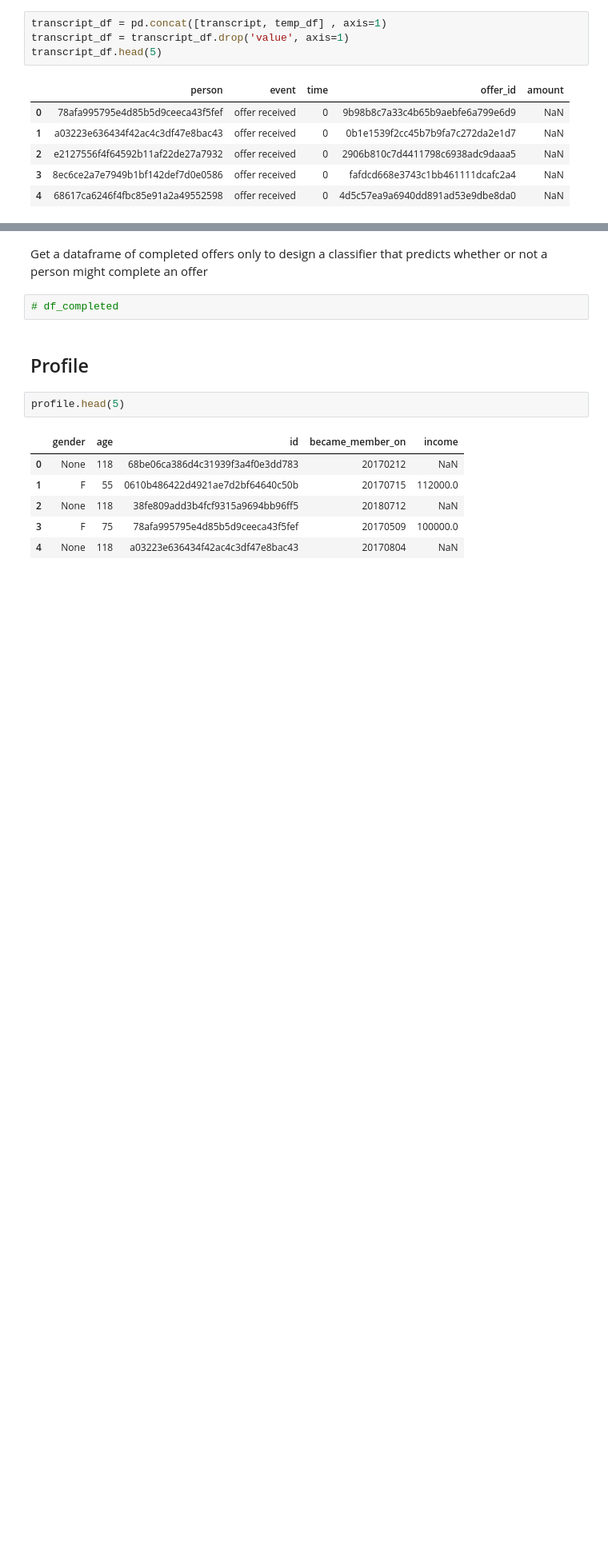
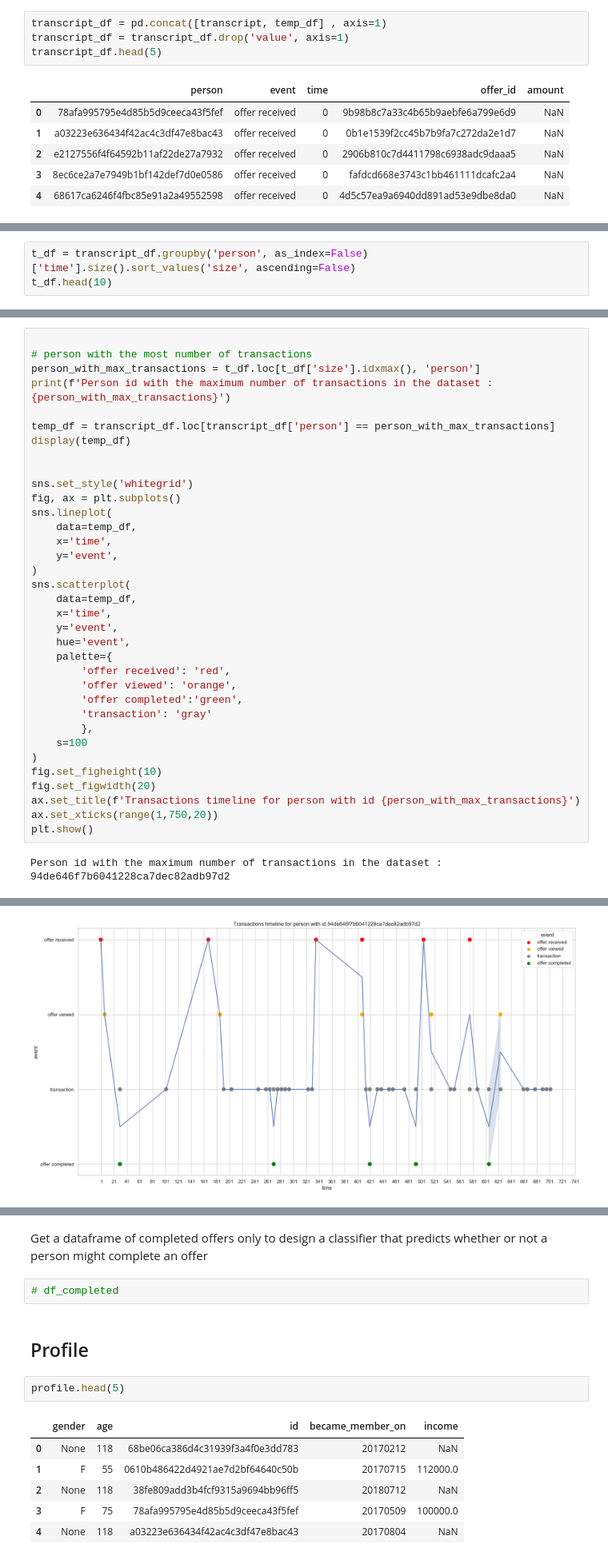
Before and after one commit to Moodrammer/ml-model-sagemaker-capstone, a Jupyter notebook: Starbucks_Capstone_notebook.ipynb, the cells around one changed output, grey strips where cells are left out. Shown at 80% size. Saved outputs shown, nothing was run; the diff lists cells and outputs as text; blank space fills up the shorter version.

Commit message:
Add: Transcript EDA

```diff
--- a/Starbucks_Capstone_notebook.ipynb
+++ b/Starbucks_Capstone_notebook.ipynb
@@ -265,0 +220,3 @@ t_df.get_group(max_person_id)
+# %%
+t_df = transcript_df.groupby('person', as_index=False)['time'].size().sort_values('size', ascending=False)
+t_df.head(10)
@@ -265,0 +235,37 @@ t_df.get_group(max_person_id)
+# %%
+
+# person with the most number of transactions
+person_with_max_transactions = t_df.loc[t_df['size'].idxmax(), 'person']
+print(f'Person id with the maximum number of transactions in the dataset : {person_with_max_transactions}')
+
+temp_df = transcript_df.loc[transcript_df['person'] == person_with_max_transactions]
+display(temp_df)
+
+
+sns.set_style('whitegrid')
+fig, ax = plt.subplots()
+sns.lineplot(
+    data=temp_df,
+    x='time',
+    y='event',
+)
+sns.scatterplot(
+    data=temp_df,
+    x='time',
+    y='event',
+    hue='event',
+    palette={
+        'offer received': 'red',
+        'offer viewed': 'orange',
+        'offer completed':'green',
+        'transaction': 'gray'
+        },
+    s=100
+)
+fig.set_figheight(10)
+fig.set_figwidth(20)
+ax.set_title(f'Transactions timeline for person with id {person_with_max_transactions}')
+ax.set_xticks(range(1,750,20))
+plt.show()
+# %% [output]
+Person id with the maximum number of transactions in the dataset : 94de646f7b6041228ca7dec82adb97d2
@@ -265,0 +289 @@ t_df.get_group(max_person_id)
+[figure, added]
```
Also changed, not shown: parts of 15 cells of this notebook.
